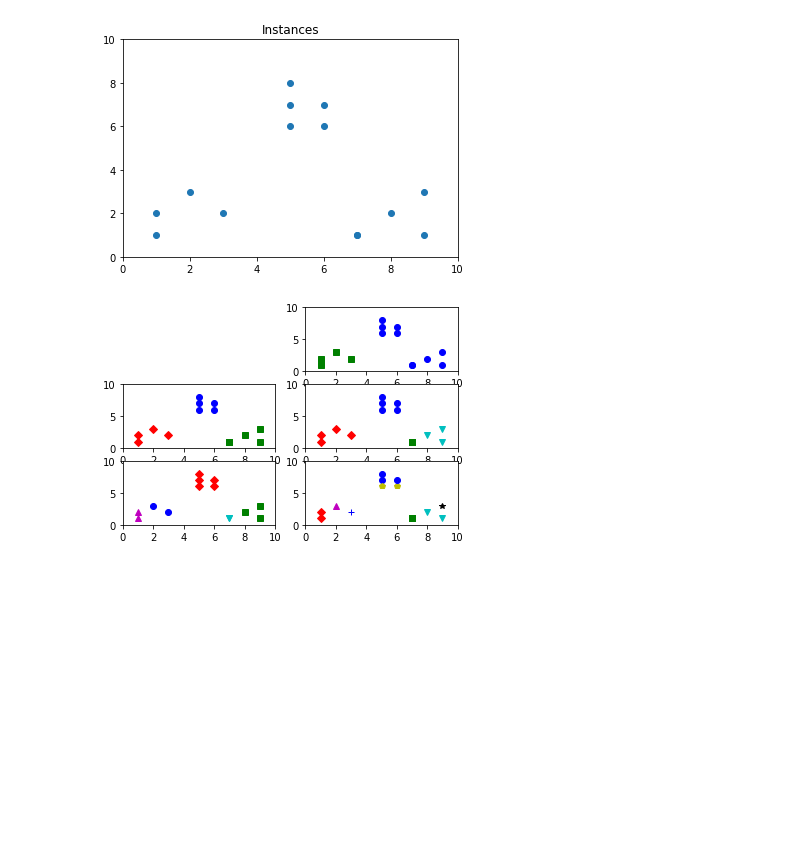
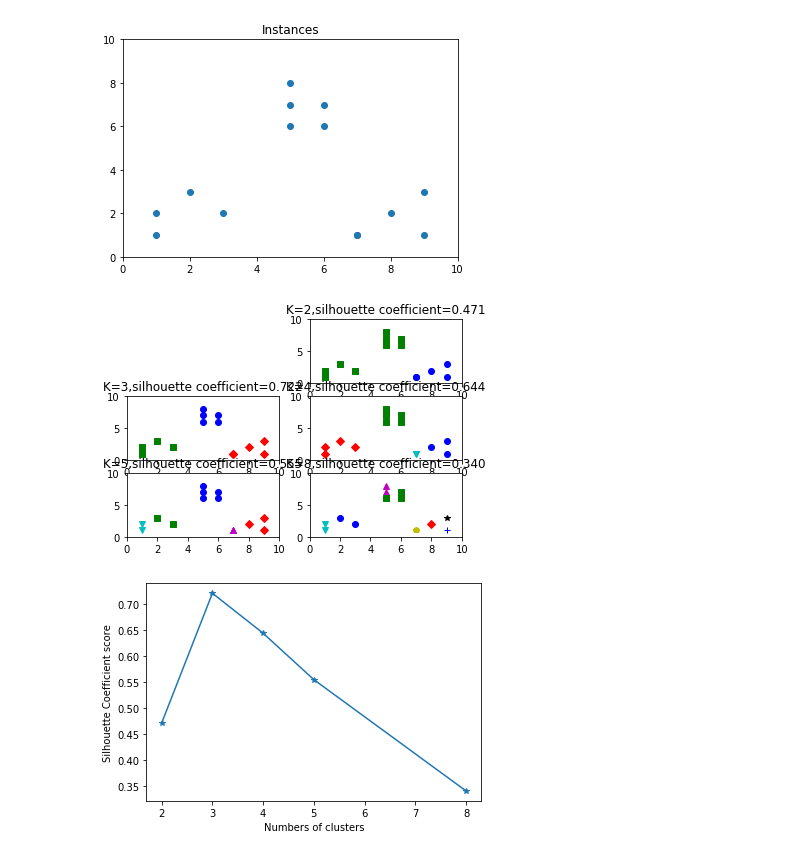
Before and after one commit to hhhhjjj/metro_ai, a Jupyter notebook: outline_kmeans.ipynb, the cells around one changed output. Saved outputs shown, nothing was run; the diff lists cells and outputs as text; code cells hidden in the pictures; blank space fills up the shorter version.

```diff
--- a/outline_kmeans.ipynb
+++ b/outline_kmeans.ipynb
@@ -32,17 +32,28 @@ markers=['o','s','D','v','^','p','*','+']
 # %%
 clusters=[2,3,4,5,8]
 # 分成不同的簇开始画图了
 subplot_counter=1
 sc_scores=[]
 for t in clusters:
     subplot_counter+=1
     plt.subplot(3,2,subplot_counter)
     kmeans_model=KMeans(n_clusters=t).fit(x)
     for i,l in enumerate(kmeans_model.labels_):
         plt.plot(x1[i],x2[i],color=colors[l],marker=markers[l],ls='None')
         plt.xlim([0,10])
         plt.ylim([0,10])
-        sc_score=silhouette_score(x,kmeans_model.labels_,metric='euclidean')
-        sc_scores.append(sc_score)
+    sc_score=silhouette_score(x,kmeans_model.labels_,metric='euclidean')
+    sc_scores.append(sc_score)
+    plt.title('K=%s,silhouette coefficient=%0.03f'%(t,sc_score))
+#         绘制轮廓系数与不同类簇数量的直观显示图
+plt.figure()
+plt.plot(clusters,sc_scores,'*-')
+plt.xlabel('Numbers of clusters')
+plt.ylabel('Silhouette Coefficient score')
+plt.show()
+# 轮廓系数与不同类簇数量的关系曲线图
+# 可以看到当聚类中心的数量为3时候，轮廓系数最大
+# 可以看出来3的时候效果最好
 # %% [output]
-[figure, old version]
+[figure, new version]
+[figure, added]
```
Also changed, not shown: parts of 4 cells of this notebook.
